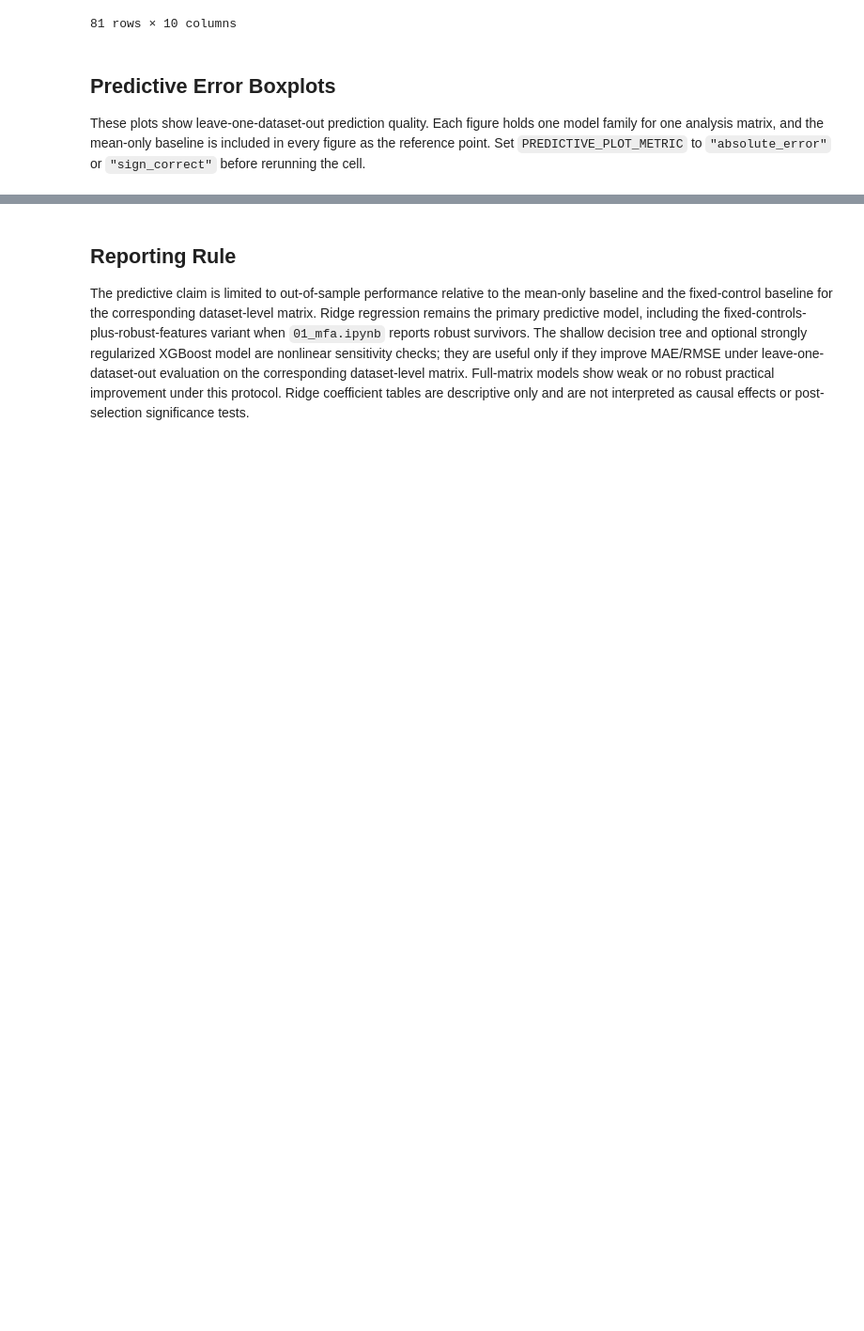
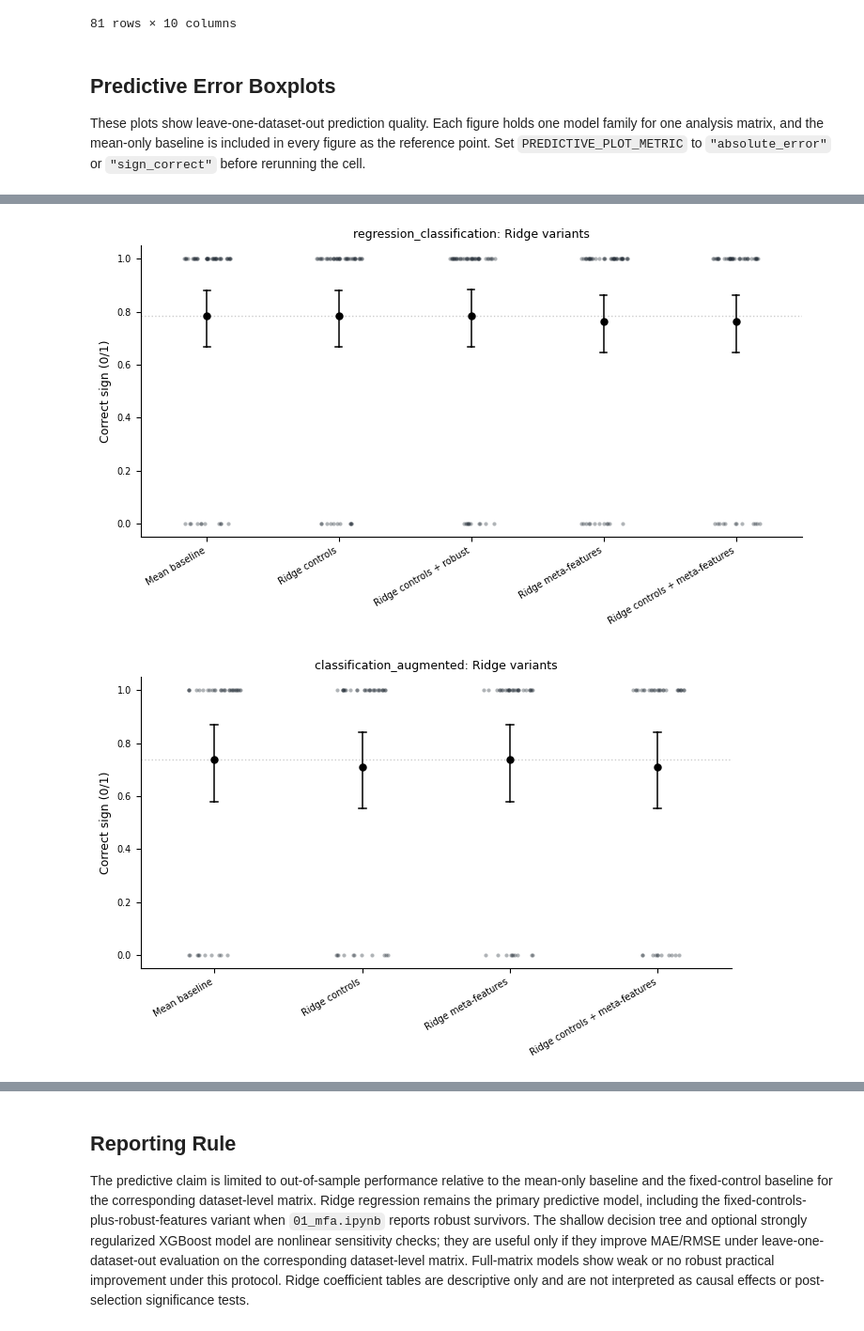
Before and after one commit to m-herre/meta-feature-analysis, a Jupyter notebook: notebooks/02_mfa.ipynb, the cells around one changed output, grey strips where cells are left out. Shown at 94% size. Cells and saved outputs as stored; diff of their text form; code cells hidden in the pictures; blank space fills up the shorter version.

```diff
--- a/notebooks/02_mfa.ipynb
+++ b/notebooks/02_mfa.ipynb
@@ -867,27 +867,52 @@ def plot_predictive_error_boxplots(
                 continue
             width = max(7.0, 1.55 * len(order))
             fig, ax = plt.subplots(figsize=(width, 4.5))
-            sns.boxplot(
-                data=table_data,
-                x="model_label",
-                y=metric,
-                order=order,
-                ax=ax,
-                color="#8fb8de",
-                showfliers=True,
-            )
-            # Dataset-level scatter points disabled for cleaner boxplots.
-            # sns.stripplot(
-            #     data=table_data,
-            #     x="model_label",
-            #     y=metric,
-            #     order=order,
-            #     ax=ax,
-            #     color="#1f2933",
-            #     alpha=0.35,
-            #     jitter=0.18,
-            #     size=3,
-            # )
+            if metric == "sign_correct":
+                baseline_mean = table_data.loc[
+                    table_data["model"] == "mean_baseline", metric
+                ].mean()
+                if not np.isnan(baseline_mean):
+                    ax.axhline(
+                        baseline_mean,
+                        color="#cccccc",
+                        linestyle=":",
+                        linewidth=1.0,
+                        zorder=0,
+                    )
+                sns.stripplot(
+                    data=table_data,
+                    x="model_label",
+                    y=metric,
+                    order=order,
+                    ax=ax,
+                    color="#1f2933",
+                    alpha=0.35,
+                    jitter=0.18,
+                    size=3,
+                )
+                sns.pointplot(
+                    data=table_data,
+                    x="model_label",
+                    y=metric,
+                    order=order,
+                    ax=ax,
+                    color="black",
+                    errorbar=("ci", 95),
+                    capsize=0.05,
+                    linestyle="none",
+                    markersize=4,
+                    err_kws={"linewidth": 1.1},
+                )
+            else:
+                sns.boxplot(
+                    data=table_data,
+                    x="model_label",
+                    y=metric,
+                    order=order,
+                    ax=ax,
+                    color="#8fb8de",
+                    showfliers=True,
+                )
             ax.set_title(
                 f"{analysis_table}: {PREDICTIVE_PLOT_FAMILY_LABELS[model_family]} variants"
             )
@@ -937,3 +962,4 @@ else:
     )
     display(predictive_error_boxplot_summary)
 plot_predictive_error_boxplots(metric=PREDICTIVE_PLOT_METRIC)
+# %% [output]
@@ -939,0 +983,2 @@ plot_predictive_error_boxplots(metric=PREDICTIVE_PLOT_METRIC)
+[figure, added]
+[figure, added]
```
Also changed, not shown: parts of 1 cell of this notebook.
